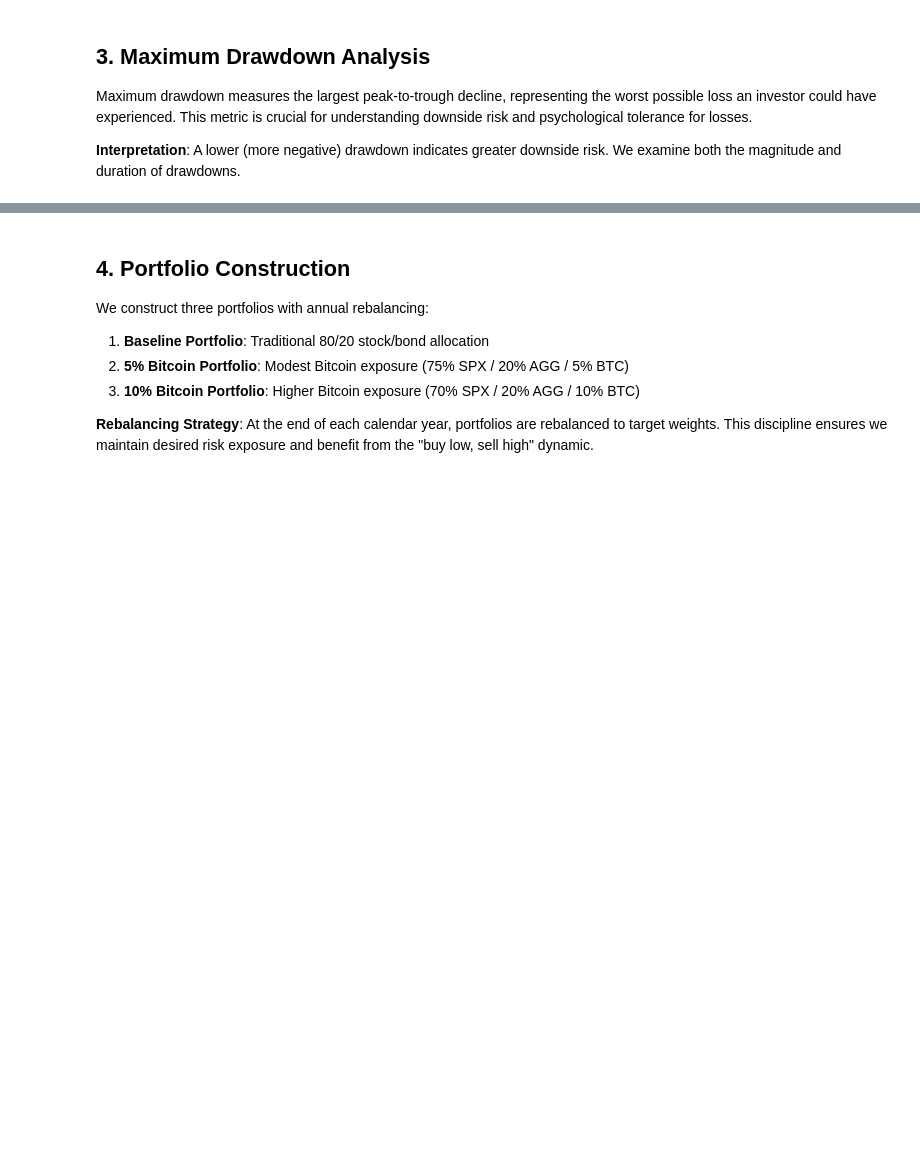
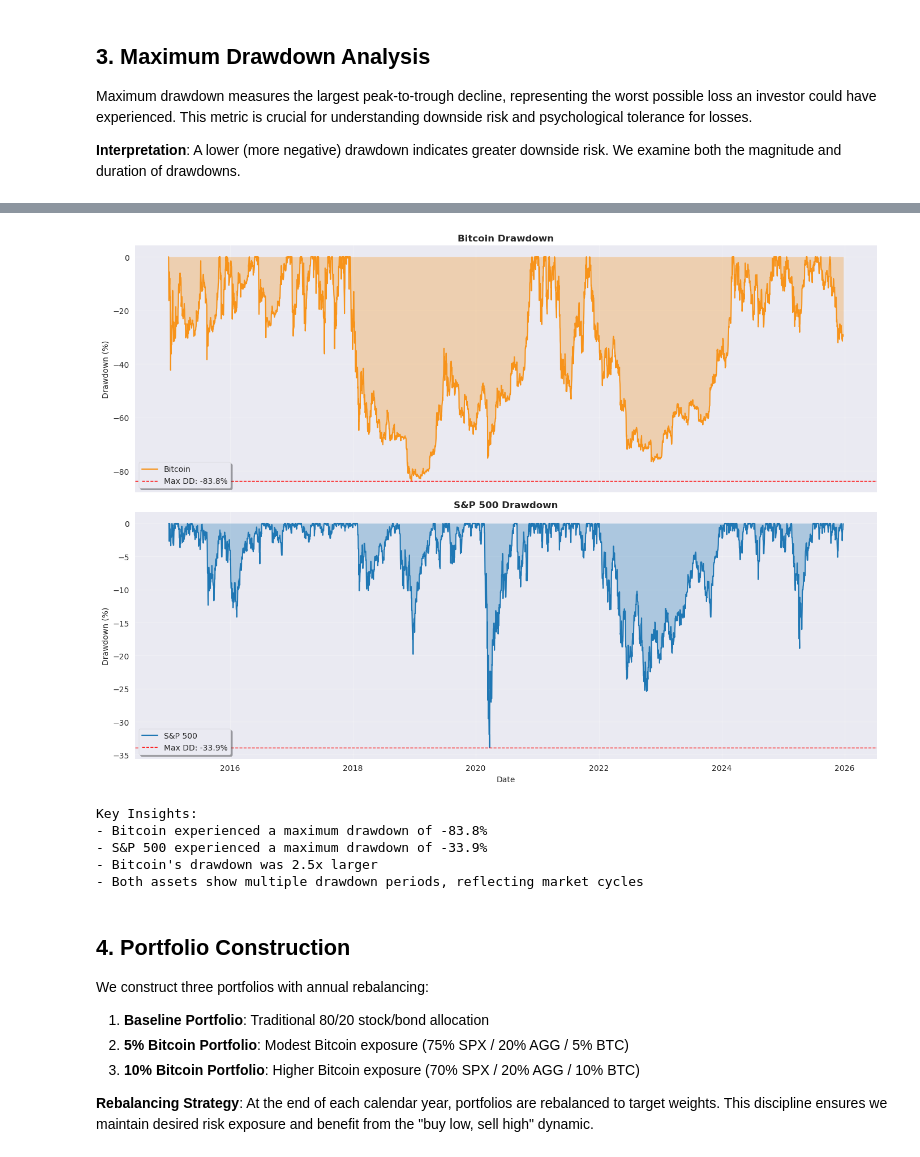
Before and after one commit to rtrimble13/tb-notebooks, a Jupyter notebook: src/202512_btc2.ipynb, the cells around one changed output, grey strips where cells are left out. Drawn from its saved outputs; the diff is of its cells as text; code cells hidden in the pictures; blank space fills up the shorter version.

```diff
--- a/src/202512_btc2.ipynb
+++ b/src/202512_btc2.ipynb
@@ -186,35 +241,42 @@ fig, axes = plt.subplots(2, 1, figsize=(14, 10), sharex=True)
 
 # Bitcoin drawdown
 axes[0].fill_between(dd_btc.index, 0, dd_btc * 100, color='#f7931a', alpha=0.3)
 axes[0].plot(dd_btc.index, dd_btc * 100, color='#f7931a', linewidth=1.5, label='Bitcoin')
 axes[0].axhline(y=btc_stats['Max Drawdown'] * 100, color='red', linestyle='--',
                 linewidth=1, label=f"Max DD: {btc_stats['Max Drawdown']:.1%}")
 axes[0].set_title('Bitcoin Drawdown', fontsize=12, fontweight='bold')
 axes[0].set_ylabel('Drawdown (%)', fontsize=10)
 axes[0].legend(loc='lower left', frameon=True, shadow=True)
 axes[0].grid(True, alpha=0.3)
-axes[0].yaxis.set_major_formatter(mtick.PercentFormatter(1.0))
+#axes[0].yaxis.set_major_formatter(mtick.PercentFormatter(1.0))
 
 # S&P 500 drawdown
 axes[1].fill_between(dd_spx.index, 0, dd_spx * 100, color='#1f77b4', alpha=0.3)
 axes[1].plot(dd_spx.index, dd_spx * 100, color='#1f77b4', linewidth=1.5, label='S&P 500')
 axes[1].axhline(y=spx_stats['Max Drawdown'] * 100, color='red', linestyle='--',
                 linewidth=1, label=f"Max DD: {spx_stats['Max Drawdown']:.1%}")
 axes[1].set_title('S&P 500 Drawdown', fontsize=12, fontweight='bold')
 axes[1].set_ylabel('Drawdown (%)', fontsize=10)
 axes[1].set_xlabel('Date', fontsize=10)
 axes[1].legend(loc='lower left', frameon=True, shadow=True)
 axes[1].grid(True, alpha=0.3)
-axes[1].yaxis.set_major_formatter(mtick.PercentFormatter(1.0))
+#axes[1].yaxis.set_major_formatter(mtick.PercentFormatter(1.0))
 
 plt.tight_layout()
 plt.show()
 
 print("\nKey Insights:")
 print(f"- Bitcoin experienced a maximum drawdown of {btc_stats['Max Drawdown']:.1%}")
 print(f"- S&P 500 experienced a maximum drawdown of {spx_stats['Max Drawdown']:.1%}")
 print(f"- Bitcoin's drawdown was {abs(btc_stats['Max Drawdown']/spx_stats['Max Drawdown']):.1f}x larger")
 print("- Both assets show multiple drawdown periods, reflecting market cycles")
+# %% [output]
+[figure, added]
+Key Insights:
+- Bitcoin experienced a maximum drawdown of -83.8%
+- S&P 500 experienced a maximum drawdown of -33.9%
+- Bitcoin's drawdown was 2.5x larger
+- Both assets show multiple drawdown periods, reflecting market cycles
 # %% [markdown]
 ## 4. Portfolio Construction
 
```
Also changed, not shown: parts of 15 cells of this notebook.
